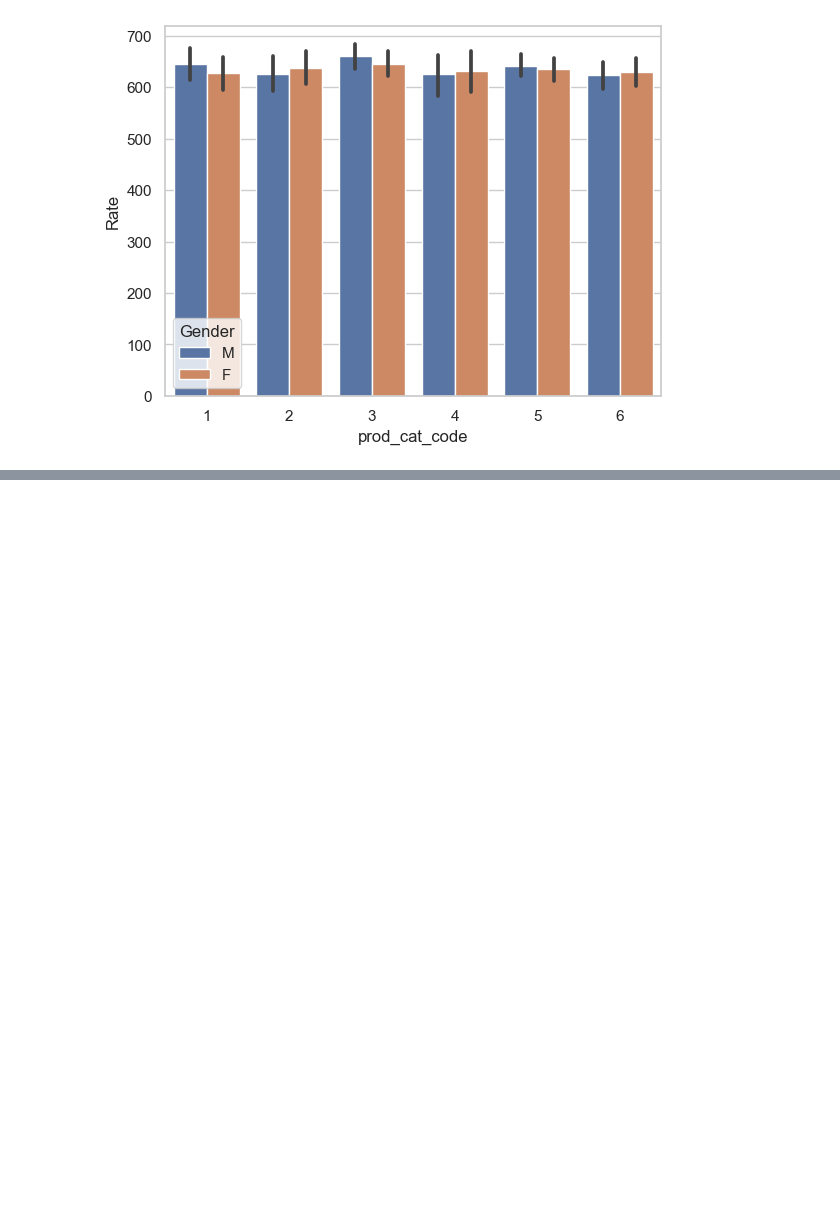
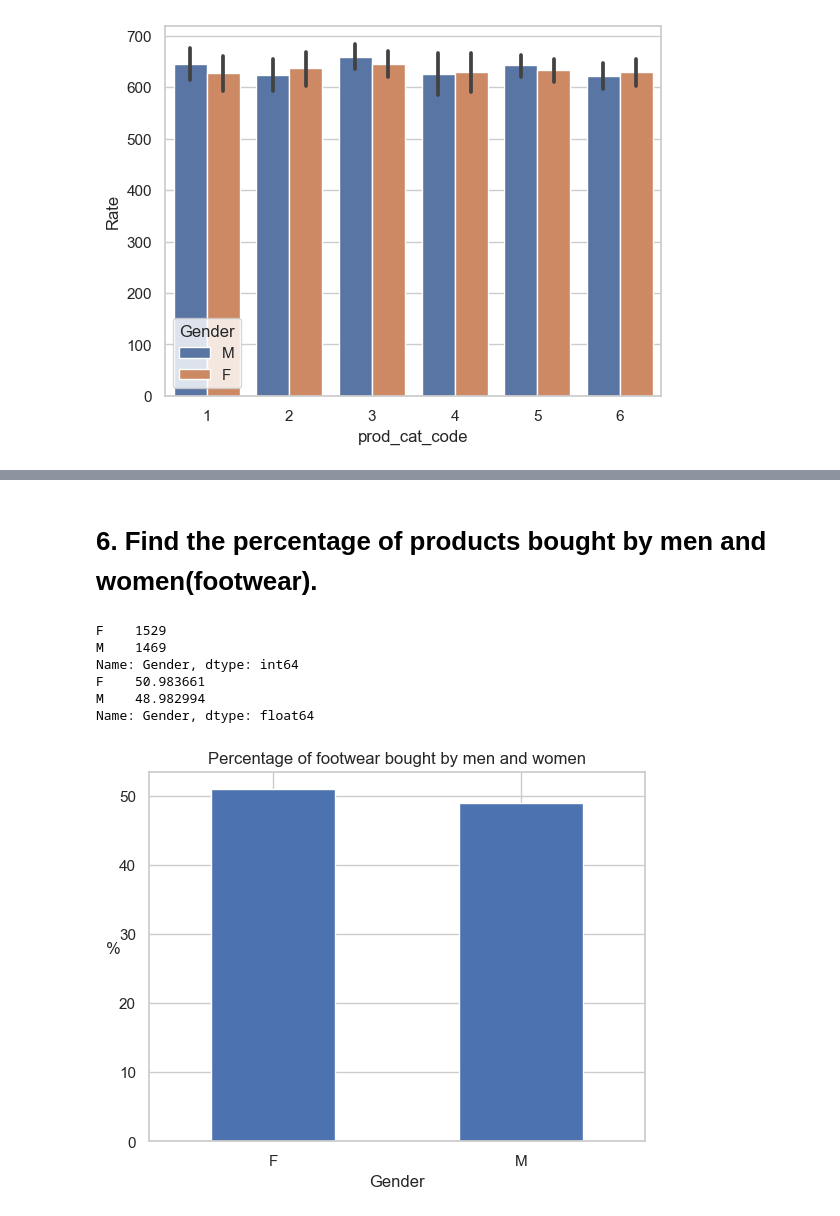
Before and after one commit to morepriyam/analytics_in_retail, a Jupyter notebook: Task1.ipynb, the cells around one changed output, grey strips where cells are left out. Saved outputs shown, nothing was run; the diff lists cells and outputs as text; code cells hidden in the pictures; blank space fills up the shorter version.

```diff
--- a/Task1.ipynb
+++ b/Task1.ipynb
@@ -96,0 +134,25 @@ sns.barplot(x="prod_cat_code",
+# %% [markdown]
+# 6. Find the percentage of products bought by men and women(footwear).
+# %%
+footwear = final.loc[final["prod_cat_code"] == (2), ['Gender']]
+# %%
+Gen_counts= footwear["Gender"].value_counts()
+print(Gen_counts)
+Gender_per = Gen_counts *100/( footwear.shape[0] )
+print(Gender_per)
+# %% [output]
+F    1529
+M    1469
+Name: Gender, dtype: int64
+F    50.983661
+M    48.982994
+Name: Gender, dtype: float64
+# %%
+Gender_per.plot.bar()
+plt.xlabel('Gender')
+plt.ylabel('%' , rotation = 0)
+plt.xticks(rotation = 0)
+plt.title('Percentage of footwear bought by men and women')
+plt.show()
+# %% [output]
+[figure, added]
```
Also changed, not shown: parts of 17 cells of this notebook.
